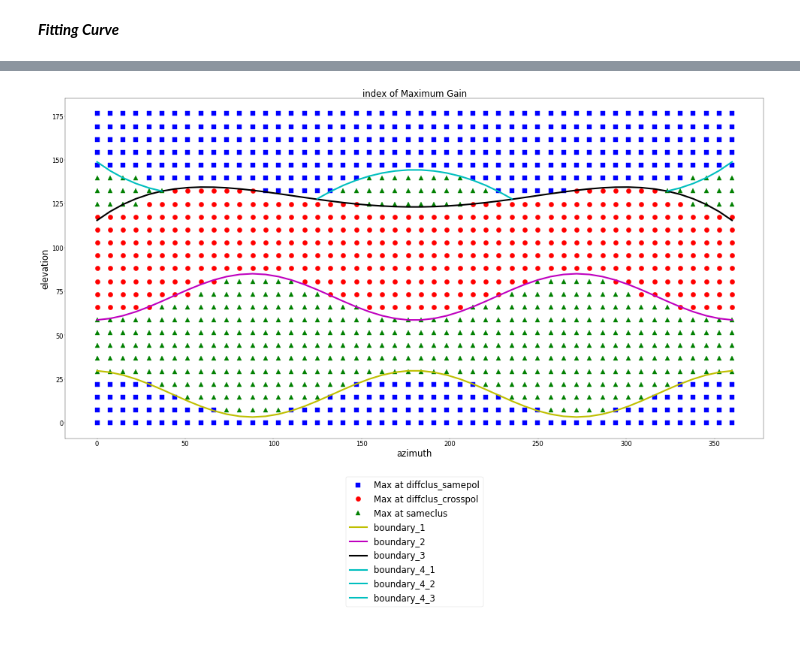
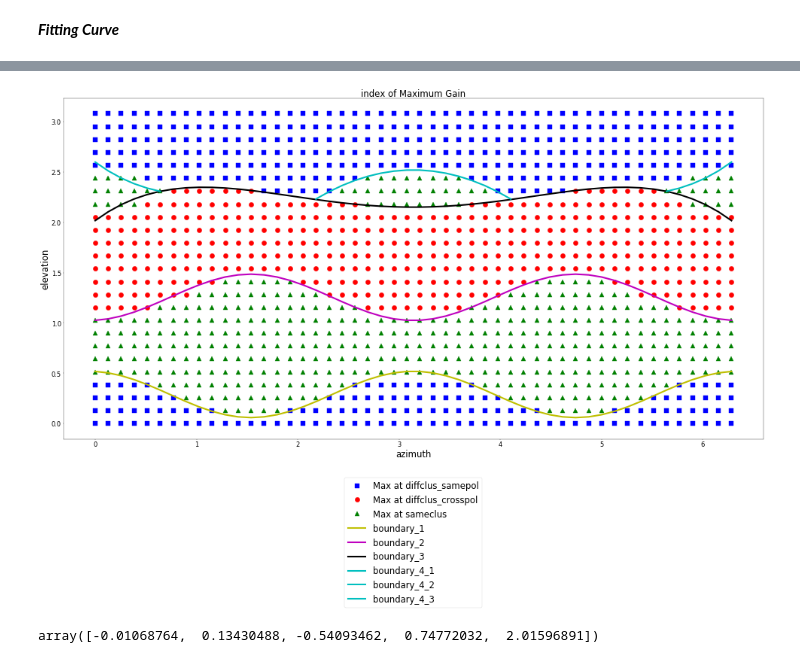
Before and after one commit to dienhoa/hybrid_beamforming_notebook, a Jupyter notebook: Gain Analyse.ipynb, the cells around one changed output, grey strips where cells are left out. Drawn from its saved outputs; the diff is of its cells as text; code cells hidden in the pictures; blank space fills up the shorter version.

```diff
--- a/Gain Analyse.ipynb
+++ b/Gain Analyse.ipynb
@@ -324,21 +332,14 @@ for i in range(angle_number):
 # %%
-# boundary_1 = boundary_1*2*np.pi/49
-# boundary_2 = boundary_1*2*np.pi/49
-# boundary_1 = boundary_1*2*np.pi/49
+plt.scatter(boundary_1[0,:],boundary_1[1,:])
 
-boundary_4_1 = boundary_4[:,:6]
-boundary_4_2 = boundary_4[:,19:31]
-boundary_4_3 = boundary_4[:,44:50]
+plt.scatter(boundary_2[0,:],boundary_2[1,:])
 
-plt.scatter(boundary_1[0,:]*360/(angle_number-1),boundary_1[1,:]*360/(angle_number-1))
+plt.scatter(boundary_3[0,:],boundary_3[1,:])
 
-plt.scatter(boundary_2[0,:]*360/(angle_number-1),boundary_2[1,:]*360/(angle_number-1))
+plt.scatter(boundary_4_1[0,:],boundary_4_1[1,:])
+plt.scatter(boundary_4_2[0,:],boundary_4_2[1,:])
+plt.scatter(boundary_4_3[0,:],boundary_4_3[1,:])
 
-plt.scatter(boundary_3[0,:]*360/(angle_number-1),boundary_3[1,:]*360/(angle_number-1))
-
-plt.scatter(boundary_4_1[0,:]*360/(angle_number-1),boundary_4_1[1,:]*360/(angle_number-1))
-plt.scatter(boundary_4_2[0,:]*360/(angle_number-1),boundary_4_2[1,:]*360/(angle_number-1))
-plt.scatter(boundary_4_3[0,:]*360/(angle_number-1),boundary_4_3[1,:]*360/(angle_number-1))
-
-plt.ylim(0,180)
+plt.ylim(0,np.pi)
+plt.xlim(0,2*np.pi)
 # %% [output]
@@ -348,7 +349,7 @@ plt.ylim(0,180)
 ___Fitting Curve___
 # %%
 def func_sin(x, c, d):
-    return np.sin(2*np.pi*x/25 + c)*1.8 + d
+    return np.sin(2*np.pi*x*0.312 + c)*0.23 + d
 
 
 popt_boun1, pcov_boun1 = curve_fit(func_sin, boundary_1[0,:], boundary_1[1,:])
@@ -386,5 +387,5 @@ plt.plot(boundary_3[0,17:-17], p2(boundary_3[0,17:-17]), 'r-', label='fit')
 plt.plot(boundary_4_3[0,:], p1(boundary_4_3[0,:]), 'r-', label='fit')
 plt.scatter(boundary_4_3[0,:],boundary_4_3[1,:])
 
-plt.ylim(0,25)
+# plt.ylim(0,25)
 # %% [output]
@@ -395,23 +396,23 @@ plt.ylim(0,25)
 # %%
 fig = plt.figure(figsize=(40,20), dpi=30)
-plt.plot(azi_diffclus_samepol*360/(angle_number-1),ele_diffclus_samepol*360/(angle_number-1),'bs', markersize = 15, label="Max at diffclus_samepol")
-plt.plot(azi_diffclus_crosspol*360/(angle_number-1),ele_diffclus_crosspol*360/(angle_number-1),'ro', markersize = 15, label="Max at diffclus_crosspol")
-plt.plot(azi_sameclus*360/(angle_number-1),ele_sameclus*360/(angle_number-1),'g^', markersize = 15, label="Max at sameclus")
+plt.plot(azi_diffclus_samepol*2*np.pi/(angle_number-1),ele_diffclus_samepol*2*np.pi/(angle_number-1),'bs', markersize = 15, label="Max at diffclus_samepol")
+plt.plot(azi_diffclus_crosspol*2*np.pi/(angle_number-1),ele_diffclus_crosspol*2*np.pi/(angle_number-1),'ro', markersize = 15, label="Max at diffclus_crosspol")
+plt.plot(azi_sameclus*2*np.pi/(angle_number-1),ele_sameclus*2*np.pi/(angle_number-1),'g^', markersize = 15, label="Max at sameclus")
 
-plt.plot(boundary_1[0,:]*360/49, fit_bound1*360/49, 'y-',lw=5,label='boundary_1')
-plt.plot(boundary_2[0,:]*360/49, fit_bound2*360/49, 'm-',lw=5,label='boundary_2')
-plt.plot(boundary_3[0,:]*360/49, p(boundary_3[0,:])*360/49, 'k-',lw=5,label='boundary_3')
-plt.plot(boundary_4_1[0,:]*360/49, p1(boundary_4_1[0,:])*360/49, 'c-',lw=5,label='boundary_4_1')
-plt.plot(boundary_3[0,17:-17]*360/49, p2(boundary_3[0,17:-17])*360/49, 'c-',lw=5,label='boundary_4_2')
+plt.plot(boundary_1[0,:], fit_bound1, 'y-',lw=5,label='boundary_1')
+plt.plot(boundary_2[0,:], fit_bound2, 'm-',lw=5,label='boundary_2')
+plt.plot(boundary_3[0,:], p(boundary_3[0,:]), 'k-',lw=5,label='boundary_3')
+plt.plot(boundary_4_1[0,:], p1(boundary_4_1[0,:]), 'c-',lw=5,label='boundary_4_1')
+plt.plot(boundary_3[0,17:-17], p2(boundary_3[0,17:-17]), 'c-',lw=5,label='boundary_4_2')
 
-plt.plot(boundary_4_3[0,:]*360/49, p1(boundary_4_3[0,:])*360/49, 'c-', lw=5,label='boundary_4_3')
+plt.plot(boundary_4_3[0,:], p1(boundary_4_3[0,:]), 'c-', lw=5,label='boundary_4_3')
 
 
 plt.title('index of Maximum Gain', fontsize = 28)
 plt.xlabel('azimuth',fontsize=28)
 plt.ylabel('elevation',fontsize=28)
 plt.legend(loc=9, bbox_to_anchor=(0.5, -0.1), prop={'size': 28})
 plt.tick_params(axis='both', which='major', labelsize=20)
 # %% [output]
-[figure, old version]
+[figure, new version]
 # %%
@@ -425,0 +443,4 @@ print(z2)
+# %%
+z
+# %% [output]
+array([-0.01068764,  0.13430488, -0.54093462,  0.74772032,  2.01596891])
```
Also changed, not shown: parts of 6 cells of this notebook.
